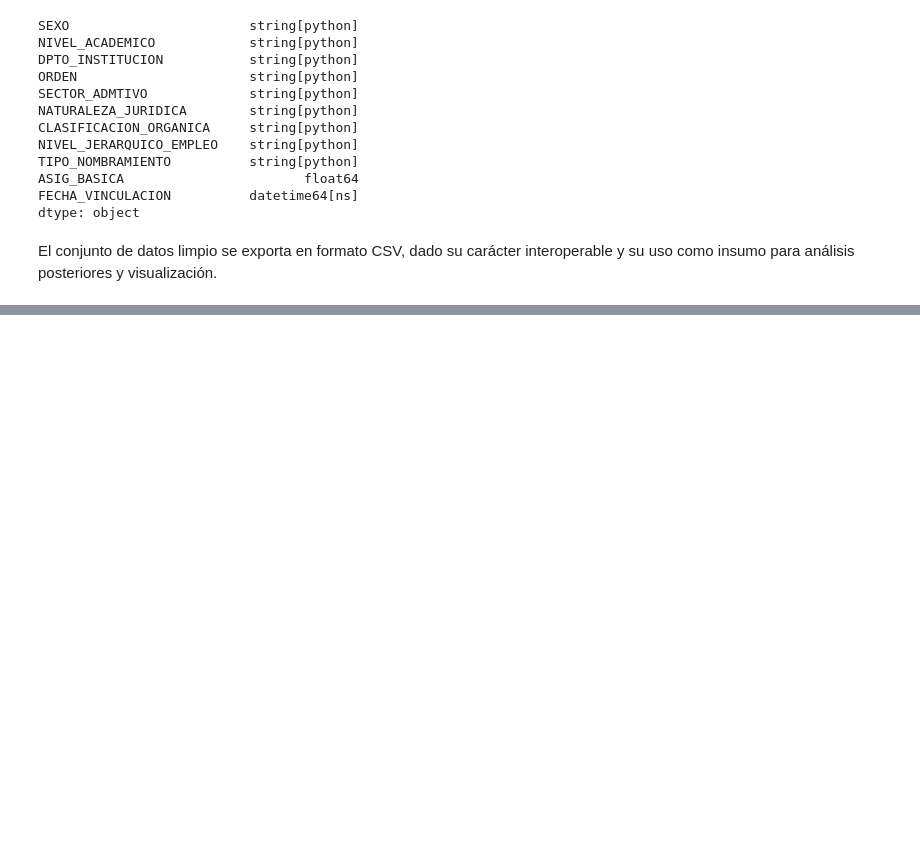
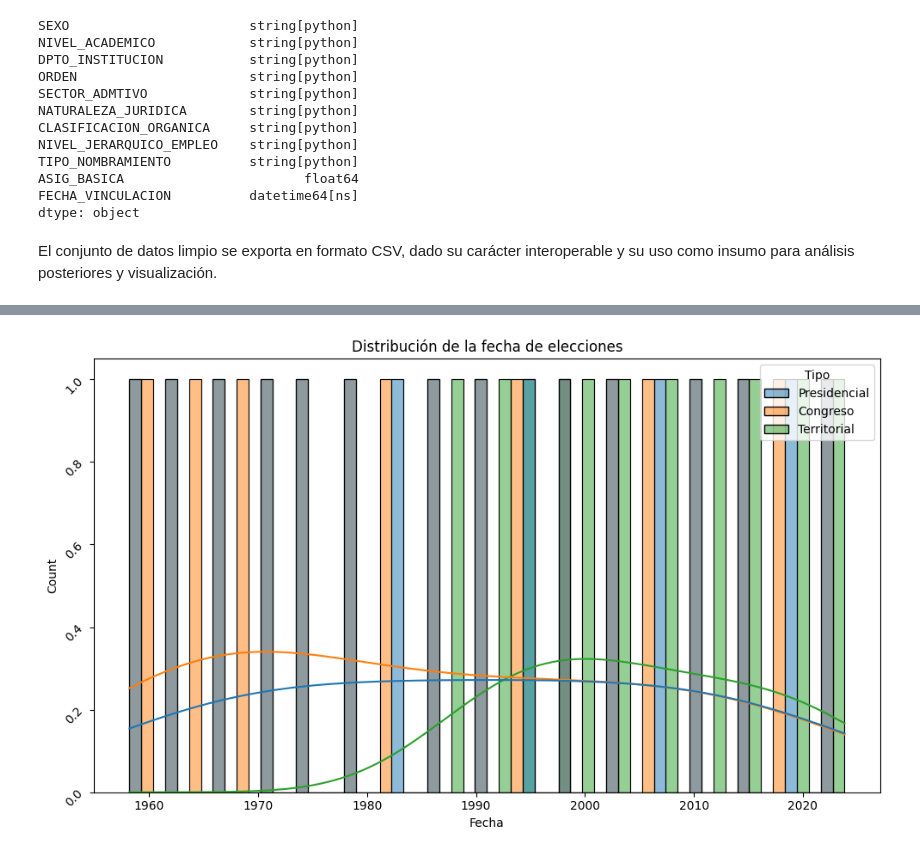
Before and after one commit to LuisJRubioH/Puestos_Sensibles_Corrupcion, a Jupyter notebook: Notebooks/01_inspeccion_datosPSC.ipynb, the cells around one changed output, grey strips where cells are left out. Cells and saved outputs as stored; diff of their text form; code cells hidden in the pictures; blank space fills up the shorter version.

Commit message:
creación de dataset con fechas de elecciones para contrastar con picos de contratación

```diff
--- a/Notebooks/01_inspeccion_datosPSC.ipynb
+++ b/Notebooks/01_inspeccion_datosPSC.ipynb
@@ -7,7 +7,7 @@ import seaborn as sns
 # Carga de datos
 # %%
 #Carga del dataframe PSC en formato csv
-df = pd.read_csv("PSC.csv")
+df = pd.read_csv("../Data/raw/PSC.csv")
 # %%
 #Revisamos la información general del dataframe.
 df.info()
@@ -878,0 +1012,18 @@ df.to_excel(
+# %%
+#2. Histograma fecha de elecciones
+
+fig, axes = plt.subplots(figsize=(10, 6))
+sns.histplot(
+    data=df_elecciones,
+    x='Fecha',
+    bins=60,
+    hue='Tipo',
+    color=['navy', 'gold', 'olive'],
+    kde=True,
+)
+plt.title('Distribución de la fecha de elecciones')
+plt.yticks(rotation=45)
+plt.tight_layout()
+plt.show()
+# %% [output]
+[figure, added]
```
Also changed, not shown: parts of 6 cells of this notebook, 2 other files.
